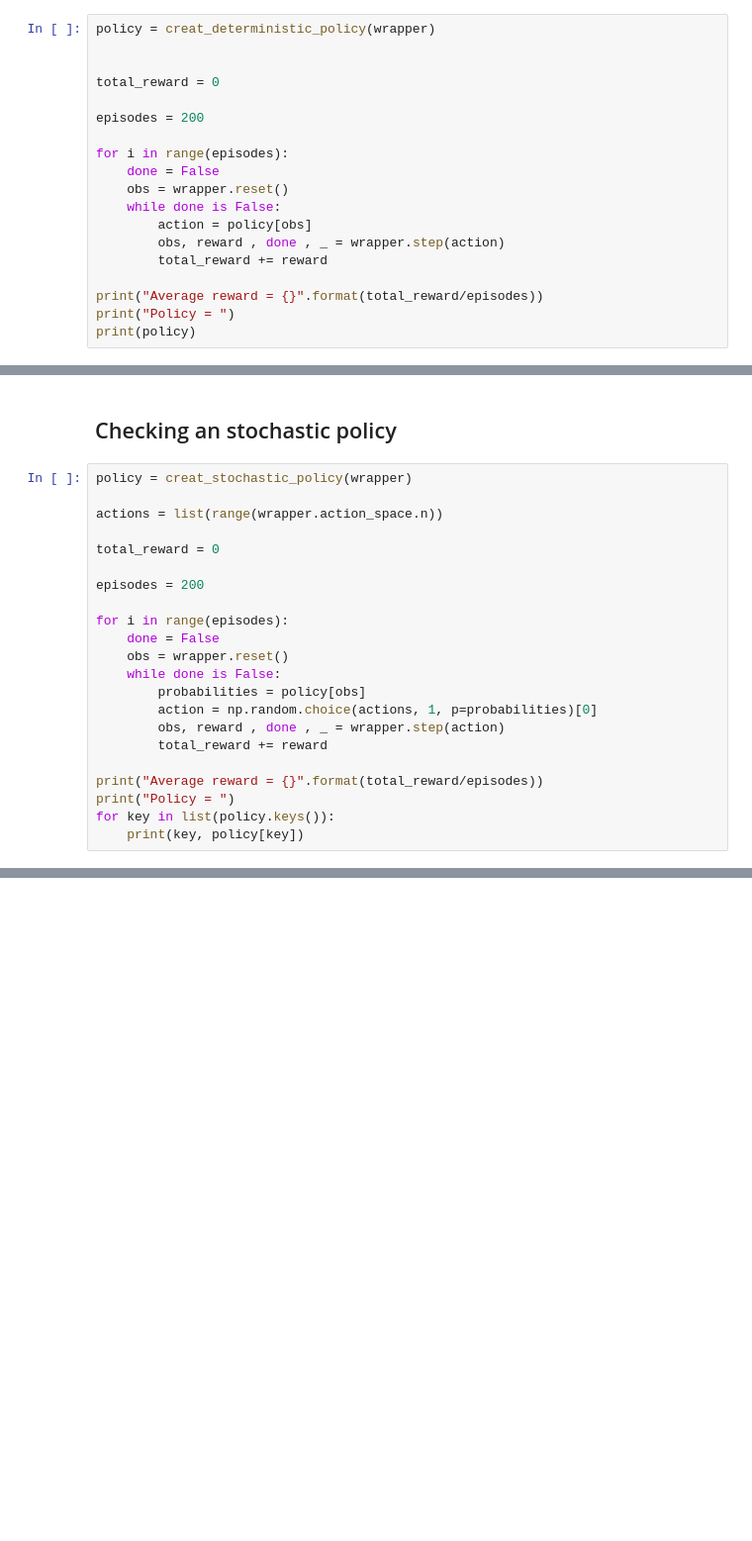
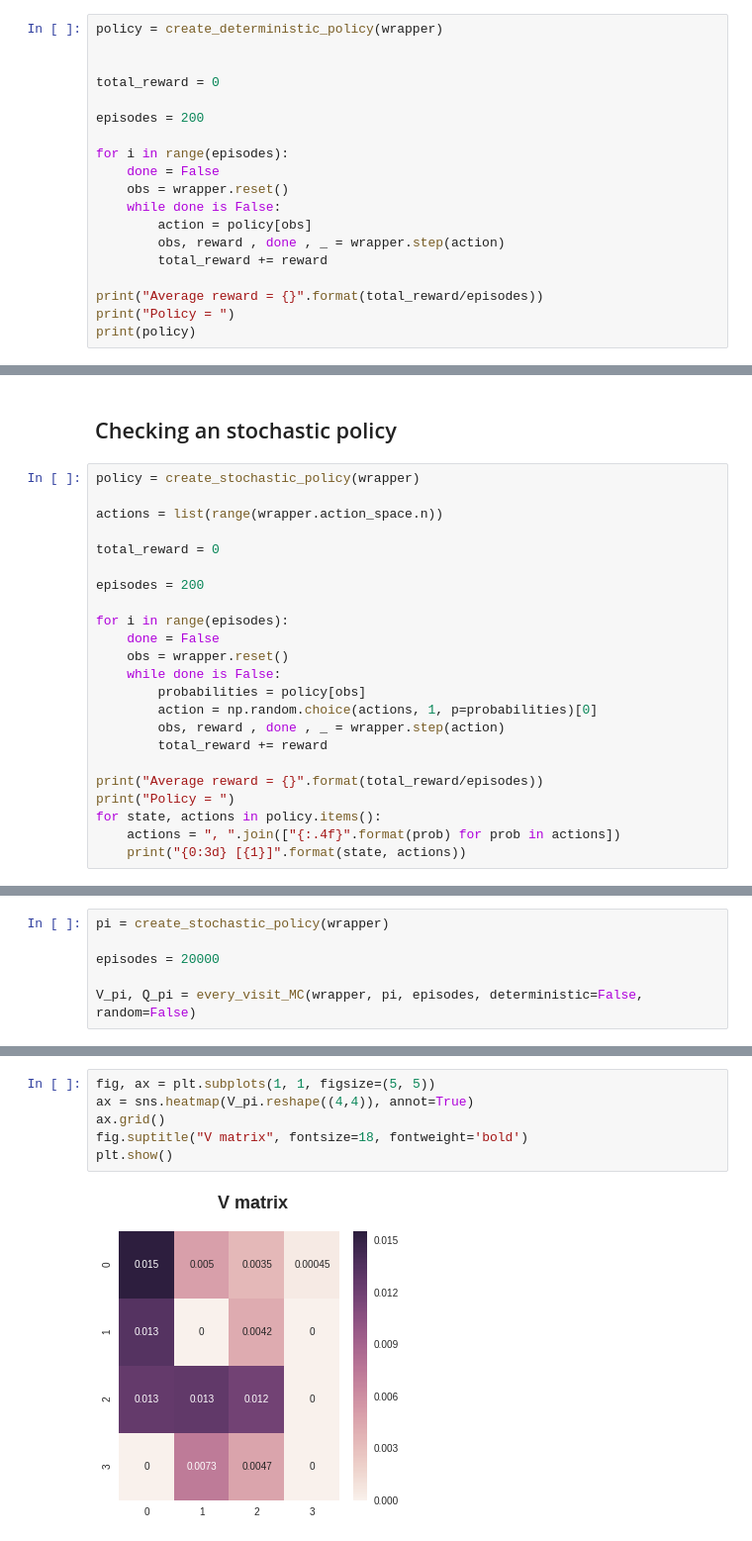
Before and after one commit to afcarl/basicRL, a Jupyter notebook: notebooks/frozen_lake.ipynb, the cells around one changed output, grey strips where cells are left out. Shown at 99% size. Drawn from its saved outputs; the diff is of its cells as text; blank space fills up the shorter version.

```diff
--- a/notebooks/frozen_lake.ipynb
+++ b/notebooks/frozen_lake.ipynb
@@ -143,7 +187,7 @@ def creat_stochastic_policy(env,low=5.0,high=10.0):
 # %% [markdown]
 ## Checking an deterministic policy
 # %%
-policy = creat_deterministic_policy(wrapper)
+policy = create_deterministic_policy(wrapper)
 
 
 total_reward = 0
@@ -168,7 +212,7 @@ Policy =
 # %% [markdown]
 ## Checking an stochastic policy
 # %%
-policy = creat_stochastic_policy(wrapper)
+policy = create_stochastic_policy(wrapper)
 
 actions = list(range(wrapper.action_space.n))
 
@@ -187,6 +231,7 @@ for i in range(episodes):
 
 print("Average reward = {}".format(total_reward/episodes))
 print("Policy = ")
-for key in list(policy.keys()):
-    print(key, policy[key])
+for state, actions in policy.items():
+    actions = ", ".join(["{:.4f}".format(prob) for prob in actions])
+    print("{0:3d} [{1}]".format(state, actions))
 # %% [output]
@@ -210,0 +365,6 @@ Policy =
+# %%
+pi = create_stochastic_policy(wrapper)
+
+episodes = 20000
+
+V_pi, Q_pi = every_visit_MC(wrapper, pi, episodes, deterministic=False, random=False)
@@ -210,0 +376,8 @@ Policy =
+# %%
+fig, ax = plt.subplots(1, 1, figsize=(5, 5))
+ax = sns.heatmap(V_pi.reshape((4,4)), annot=True)
+ax.grid()
+fig.suptitle("V matrix", fontsize=18, fontweight='bold')
+plt.show()
+# %% [output]
+[figure, added]
```
Also changed, not shown: parts of 12 cells of this notebook, 2 other files.
